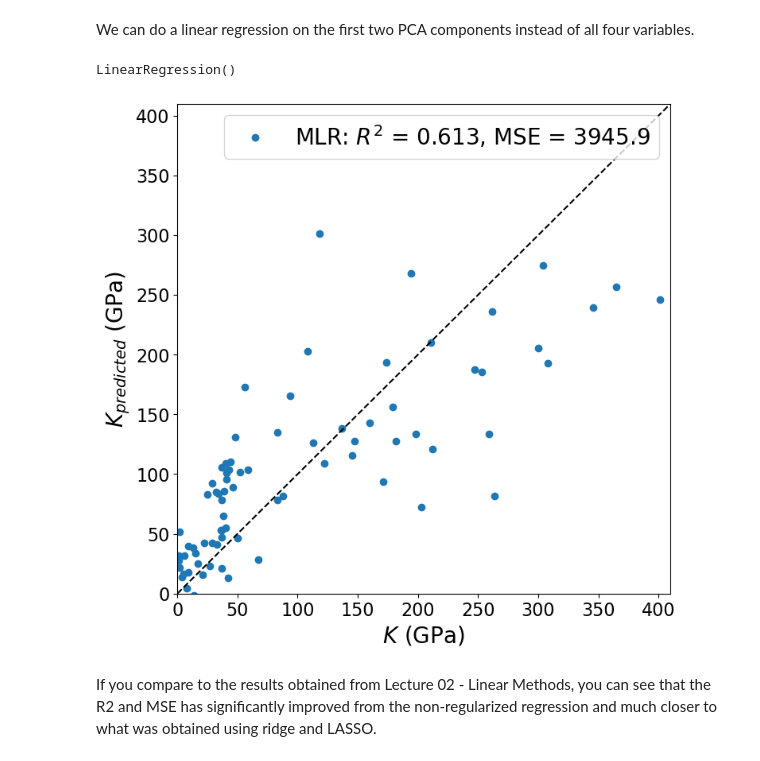
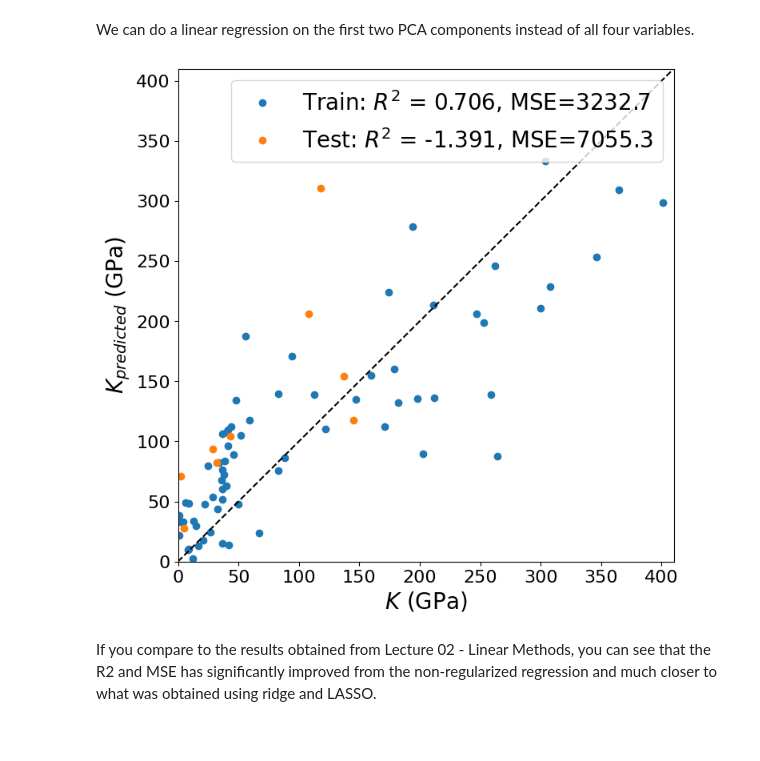
Before and after one commit to materialsvirtuallab/nano281, a Jupyter notebook: lectures/notebooks/Lecture 05 - Unsupervised learning.ipynb, the cells around one changed output. Cells and saved outputs as stored; diff of their text form; code cells hidden in the pictures.

```diff
--- a/lectures/notebooks/Lecture 05 - Unsupervised learning.ipynb
+++ b/lectures/notebooks/Lecture 05 - Unsupervised learning.ipynb
@@ -90,33 +98,12 @@ plt.ylabel("PCA2");
 # %% [markdown]
 We can do a linear regression on the first two PCA components instead of all four variables.
-# %%
-from sklearn import linear_model
-from sklearn.metrics import mean_squared_error, r2_score
-from sklearn.model_selection import KFold, cross_val_predict
-
-kfold = KFold(n_splits=5, shuffle=True, random_state=42)
-
-mlr = linear_model.LinearRegression()
-yhat_mlr = cross_val_predict(mlr, z_pca[:, 0:2], y, cv=kfold)
-r2_mlr = r2_score(y, yhat_mlr)
-mae_mlr = mean_squared_error(y, yhat_mlr)
-label_mlr = f"MLR: $R^2$ = {r2_mlr:.3f}, MSE = {mae_mlr:.1f}"
-
-f, ax = plt.subplots(figsize=(8, 8))
-plt.plot(y, yhat_mlr, "o", label=label_mlr)
-l = plt.ylabel("$K_{predicted}$ (GPa)")
-l = plt.xlabel("$K$ (GPa)")
-plt.legend()
-plt.xlim([0, 410])
-plt.ylim([0, 410])
-plt.plot([0, 410], [0, 410], "k--")
-
-mlr.fit(z_pca[:, 0:2], y)
-# equation = "%.3f + %.3f PCA1 + %.3f PCA2" % (mlr.intercept_, *mlr.coef_)
-# plt.title(equation);
-# %% [output]
-LinearRegression()
-[figure, removed]
+# %%
+from sklearn import linear_model
+
+mlr = linear_model.LinearRegression()
+train_fit_plot_model(mlr, z_pca[:, 0:2], y);
+# %% [output]
+[figure, added]
 # %% [markdown]
 If you compare to the results obtained from Lecture 02 - Linear Methods, you can see that the R2 and MSE has significantly improved from the non-regularized regression and much closer to what was obtained using ridge and LASSO.
 # %% [markdown]
```
Also changed, not shown: parts of 9 cells of this notebook, 3 other files.
